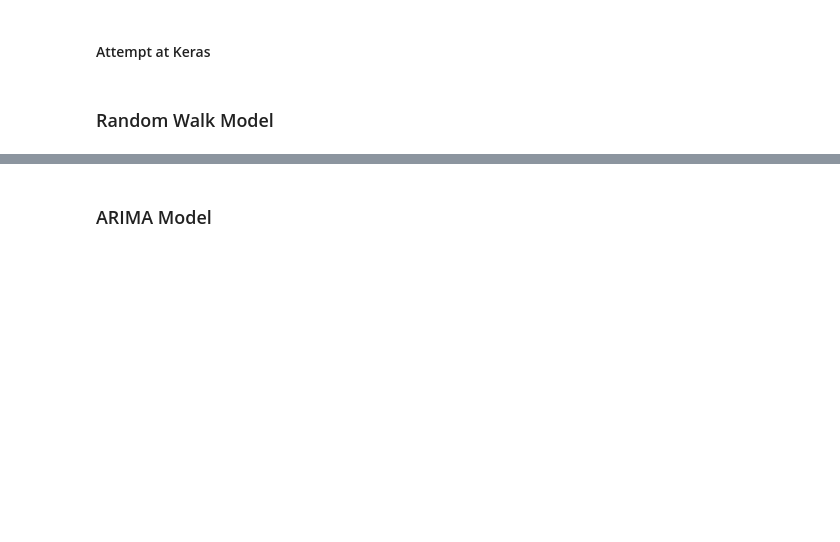
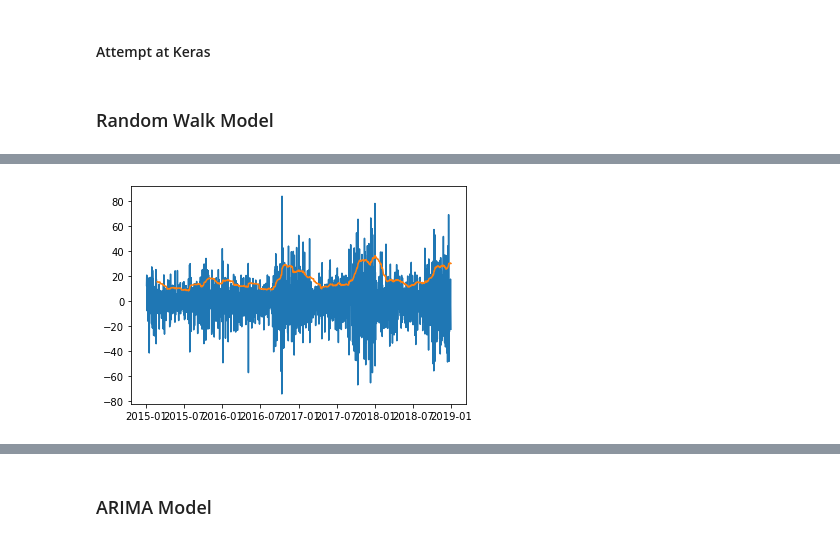
Before and after one commit to annachant/Capstone-Disney-World-Date-and-Attendance-Predictor, a Jupyter notebook: EDA.ipynb, the cells around one changed output, grey strips where cells are left out. Cells and saved outputs as stored; diff of their text form; code cells hidden in the pictures; blank space fills up the shorter version.

```diff
--- a/EDA.ipynb
+++ b/EDA.ipynb
@@ -790,6 +821,8 @@ from keras.layers import LSTM
 # %%
-# fig, ax = plt.subplots()
+fig, ax = plt.subplots()
 
-# ax.plot(residuals.index, residuals)
-# ax.plot(residuals.index, residuals.rolling(52).std());
+ax.plot(residuals.index, residuals)
+ax.plot(residuals.index, residuals.rolling(52).std());
+# %% [output]
+[figure, added]
 # %%
```
Also changed, not shown: parts of 46 cells of this notebook, 5 other files.
